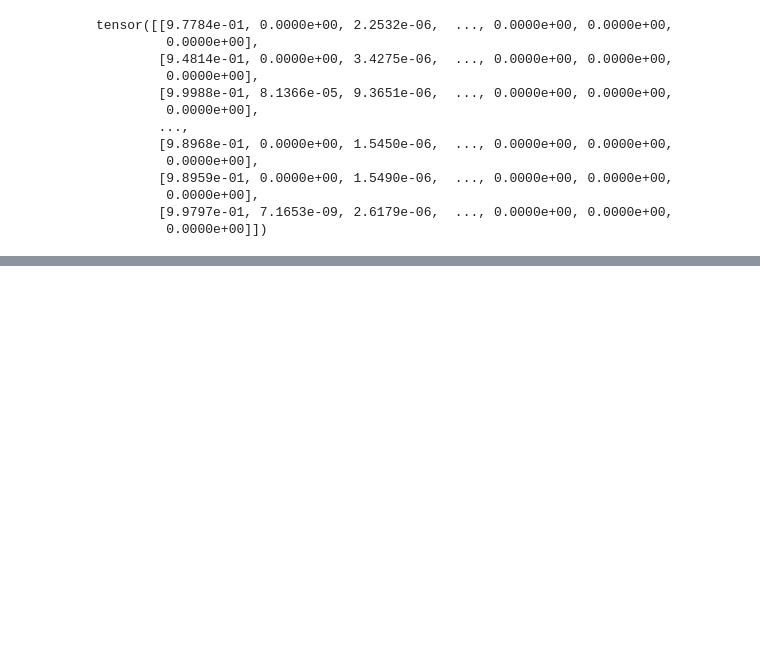
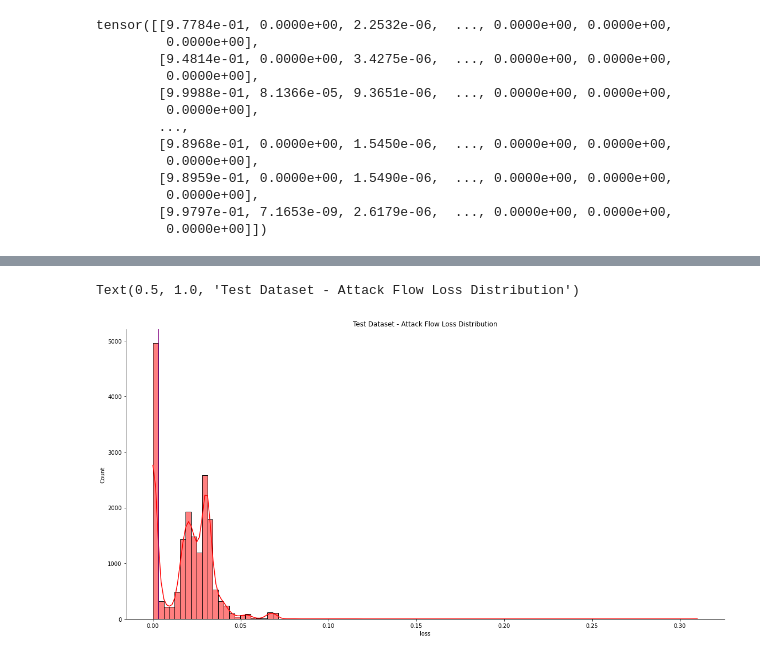
Before and after one commit to ArifulIslamPreence/IoT-TCP-Attack-detection, a Jupyter notebook: notebooks/tran_autoencoder.ipynb, the cells around one changed output, grey strips where cells are left out. Drawn from its saved outputs; the diff is of its cells as text; code cells hidden in the pictures; blank space fills up the shorter version.

```diff
--- a/notebooks/tran_autoencoder.ipynb
+++ b/notebooks/tran_autoencoder.ipynb
@@ -204 +213,9 @@ weighted avg       0.75      0.47      0.37     50000
+# %%
+attack_loss = test_results[test_results['is_attack'] == True].loss
+sns.displot(attack_loss, bins=100, kde=True, color='red', height=8, aspect=2)
+plt.axvline(attack_threshold, 0.0, 10, color='purple')
+plt.title('Test Dataset - Attack Flow Loss Distribution')
+# %% [output]
+Text(0.5, 1.0, 'Test Dataset - Attack Flow Loss Distribution')
+[figure, added]
 # %%
```
Also changed, not shown: parts of 11 cells of this notebook.
